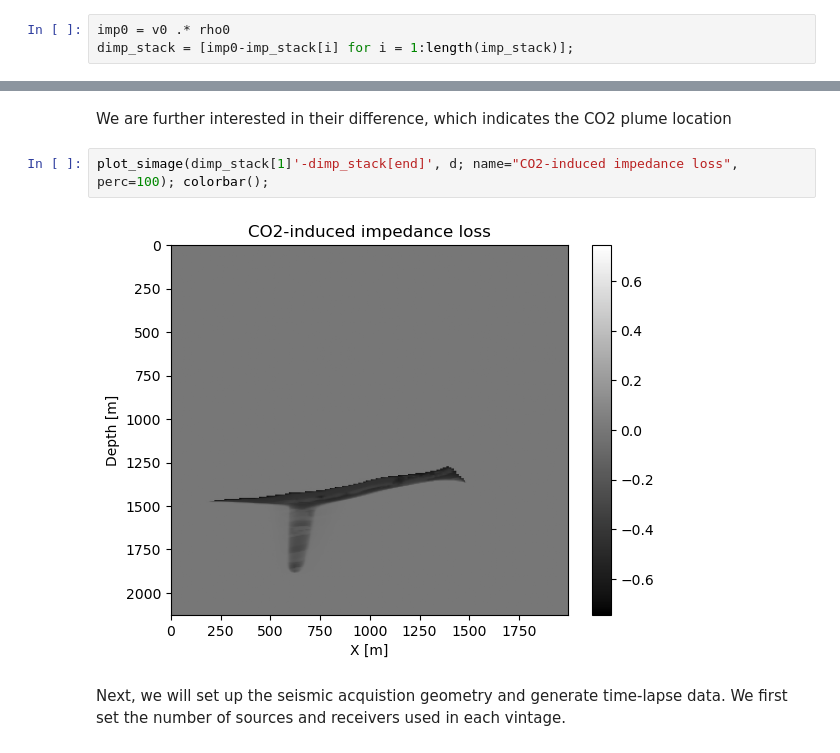
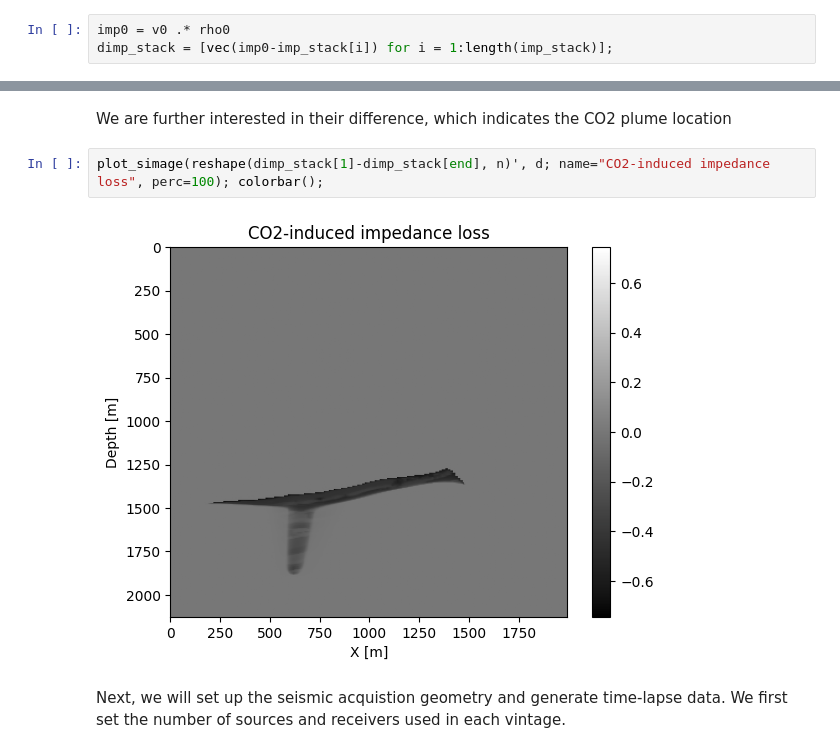
Before and after one commit to slimgroup/Seis4CCS.jl, a Jupyter notebook: notebooks/03_SeismicImaging.ipynb, the cells around one changed output, grey strips where cells are left out. Saved outputs shown, nothing was run; the diff lists cells and outputs as text.

```diff
--- a/notebooks/03_SeismicImaging.ipynb
+++ b/notebooks/03_SeismicImaging.ipynb
@@ -58,7 +58,7 @@ plot_velocity(rho0', d; name="background density"); colorbar();
 We aim to recover the impedance perturbation at each vintage, which is the difference between true impedance and background impedance
 # %%
 imp0 = v0 .* rho0
-dimp_stack = [imp0-imp_stack[i] for i = 1:length(imp_stack)];
+dimp_stack = [vec(imp0-imp_stack[i]) for i = 1:length(imp_stack)];
 # %% [markdown]
 These impedance perturbations are shown below
 # %%
@@ -71,9 +71,9 @@ end
 # %% [markdown]
 We are further interested in their difference, which indicates the CO2 plume location
 # %%
-plot_simage(dimp_stack[1]'-dimp_stack[end]', d; name="CO2-induced impedance loss", perc=100); colorbar();
+plot_simage(reshape(dimp_stack[1]-dimp_stack[end], n)', d; name="CO2-induced impedance loss", perc=100); colorbar();
 # %% [output]
-[figure, old version]
+[figure, new version]
 # %% [markdown]
 Next, we will set up the seismic acquistion geometry and generate time-lapse data. We first set the number of sources and receivers used in each vintage.
 # %%
```
Also changed, not shown: parts of 9 cells of this notebook, 1 other file.
